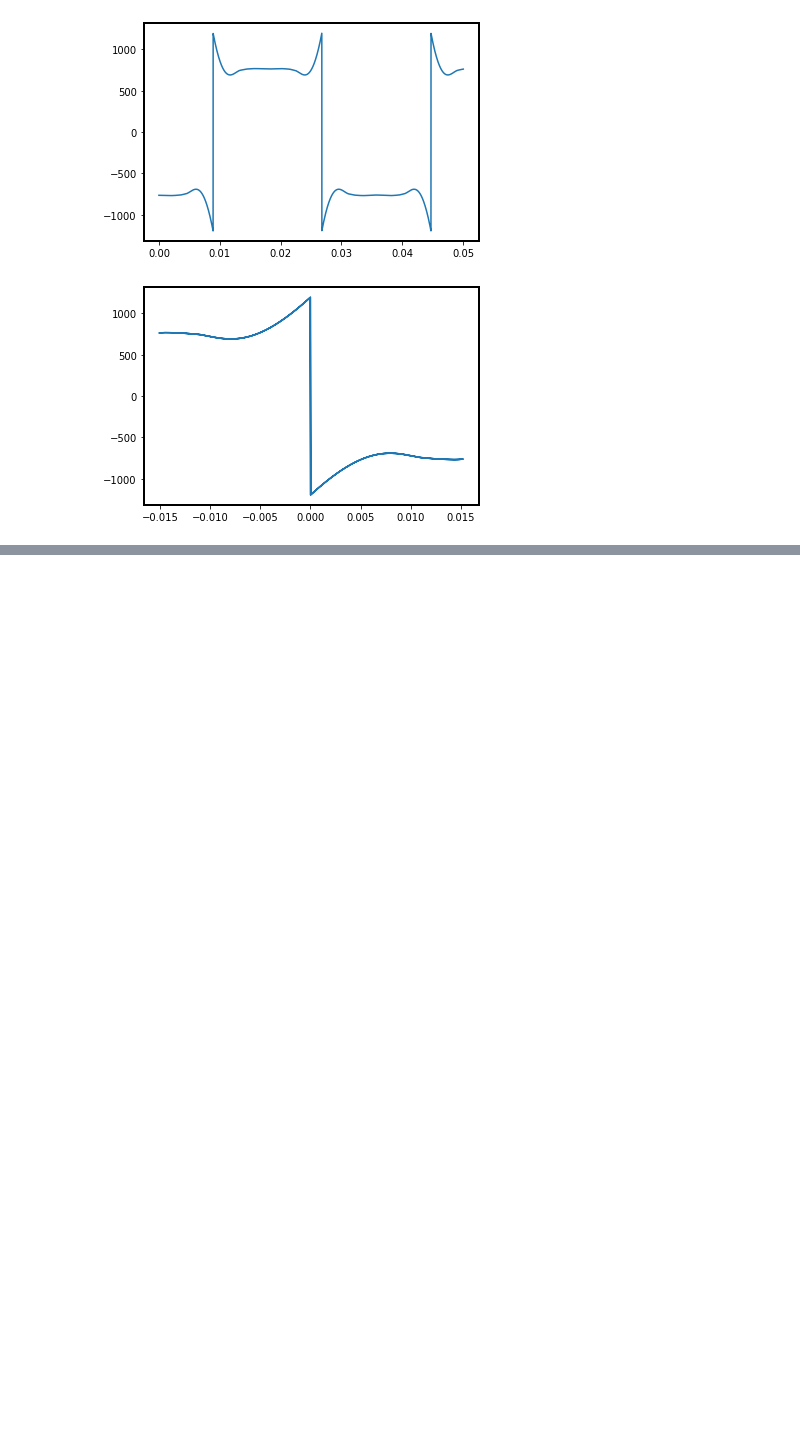
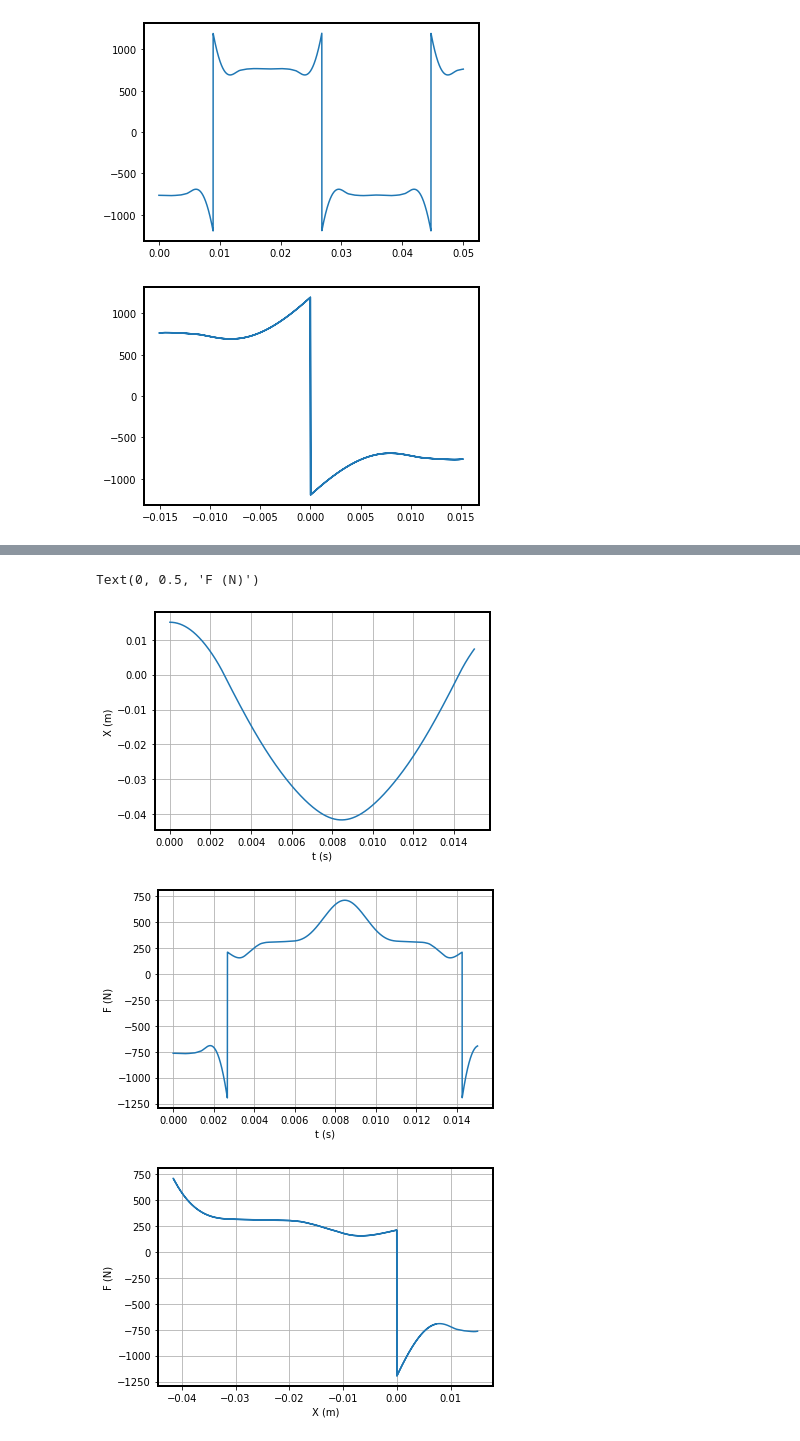
Before and after one commit to CaioRodrigues200/PrimeiroRepositorio, a Jupyter notebook: Código_Conversão.ipynb, the cells around one changed output, grey strips where cells are left out. Cells and saved outputs as stored; diff of their text form; code cells hidden in the pictures; blank space fills up the shorter version.

```diff
--- a/Código_Conversão.ipynb
+++ b/Código_Conversão.ipynb
@@ -210,0 +298,50 @@ plt.plot(xF, ForcaF)
+# %%
+nTempo = 5000
+time = np.linspace(0, (5e-2), nTempo)
+timePass = 5e-2/(nTempo-1) # passo do tempo
+x = h/2 # x inicial
+v = 0 # velocidade inicial
+F = f4(x) # força inicial
+
+ForcaF = np.zeros(nTempo+1) # array com os valores da força ao longo do tempo
+xF = np.zeros(nTempo+1) # array do x no tempo
+ForcaF[0] = F
+xF[0] = x
+cont = 1
+
+for t in time:
+  x = v*timePass + x
+  a = F/M
+  v = a*timePass + v
+  if x < 0:
+    F = f3(-x) # A força será positiva para x negativo...
+  else:
+    F = f4(x) # e negativa para x positivo.
+
+  ForcaF[cont] = F
+  xF[cont] = x
+  cont = cont + 1
+
+time = np.linspace(0, (1.5e-2)+timePass, nTempo+1)
+plt.figure()
+plt.plot(time, xF)
+plt.grid(True)
+plt.xlabel('t (s)')
+plt.ylabel('X (m)')
+
+plt.figure()
+plt.plot(time, ForcaF)
+plt.grid(True)
+plt.xlabel('t (s)')
+plt.ylabel('F (N)')
+
+plt.figure()
+plt.plot(xF, ForcaF)
+plt.grid(True)
+plt.xlabel('X (m)')
+plt.ylabel('F (N)')
+# %% [output]
+Text(0, 0.5, 'F (N)')
+[figure, added]
+[figure, added]
+[figure, added]
```
Also changed, not shown: parts of 4 cells of this notebook.
